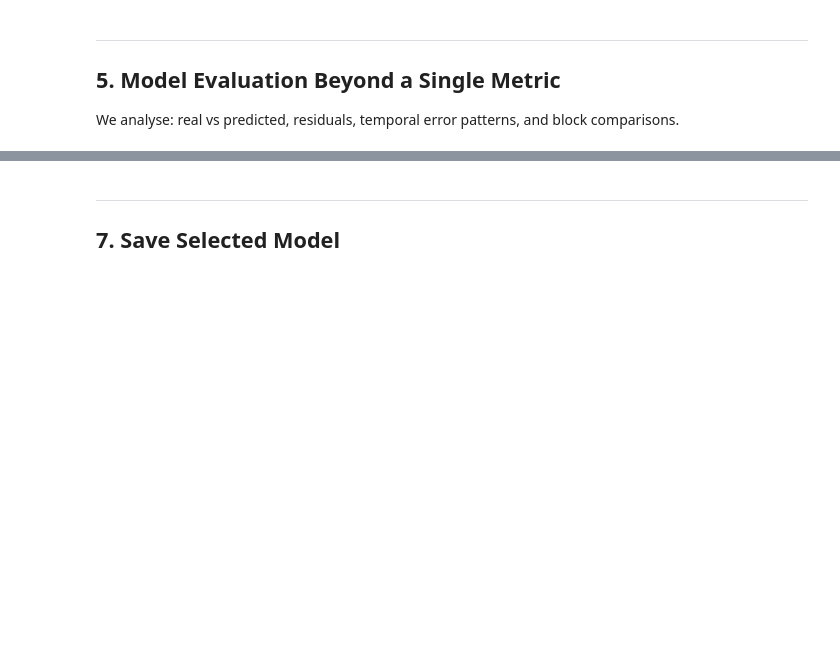
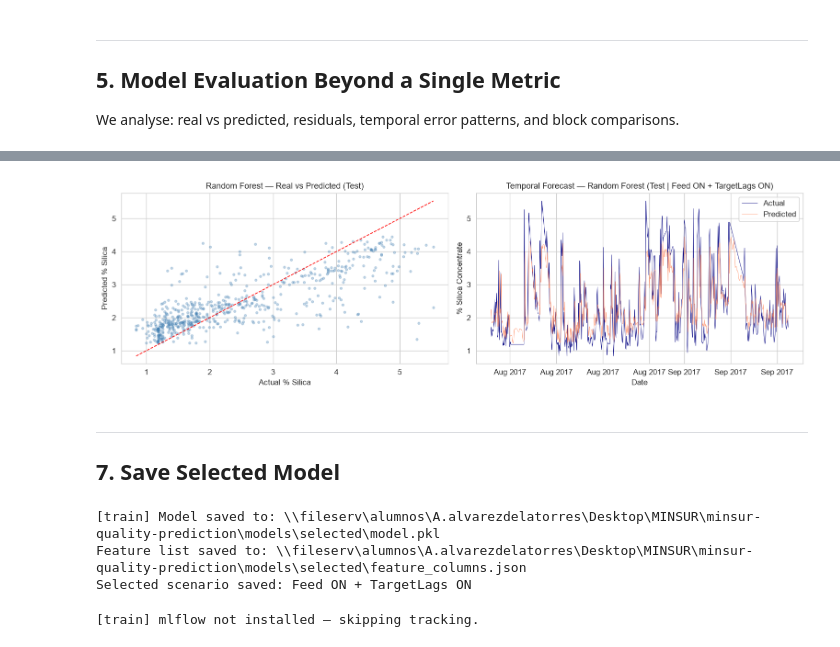
Before and after one commit to AAlvarezT/minsur_prediction, a Jupyter notebook: notebooks/02_feature_engineering_modeling.ipynb, the cells around one changed output, grey strips where cells are left out. Drawn from its saved outputs; the diff is of its cells as text; code cells hidden in the pictures; blank space fills up the shorter version.

```diff
--- a/notebooks/02_feature_engineering_modeling.ipynb
+++ b/notebooks/02_feature_engineering_modeling.ipynb
@@ -238,46 +715,92 @@ full_table
 # %%
-# Real vs Predicted — Test set (best model)
-res_df_test = residuals_dataframe(y_test, y_pred_test, split_name='test')
+# Real vs Predicted — Test set (selected validation winner)
+
+res_df_test = residuals_dataframe(y_test_sel, y_pred_test, split_name='test')
+
+
 
 fig, axes = plt.subplots(1, 2, figsize=(13, 4))
 
+
+
 # Scatter
-axes[0].scatter(y_test, y_pred_test, alpha=0.3, s=8, color='steelblue')
-lims = [min(y_test.min(), y_pred_test.min()), max(y_test.max(), y_pred_test.max())]
+
+axes[0].scatter(y_test_sel, y_pred_test, alpha=0.3, s=8, color='steelblue')
+
+lims = [min(y_test_sel.min(), y_pred_test.min()), max(y_test_sel.max(), y_pred_test.max())]
+
 axes[0].plot(lims, lims, 'r--', lw=1)
+
 axes[0].set_title(f'{best_name} — Real vs Predicted (Test)', fontsize=11)
+
 axes[0].set_xlabel('Actual % Silica')
+
 axes[0].set_ylabel('Predicted % Silica')
 
+
+
 # Temporal prediction trace
+
 axes[1].plot(res_df_test.index, res_df_test['y_true'], lw=0.5, label='Actual', color='navy')
+
 axes[1].plot(res_df_test.index, res_df_test['y_pred'], lw=0.5, label='Predicted', color='coral', alpha=0.8)
-axes[1].set_title(f'Temporal Forecast — {best_name} (Test)', fontsize=11)
+
+axes[1].set_title(f'Temporal Forecast — {best_name} (Test | {selected_scenario})', fontsize=11)
+
 axes[1].set_xlabel('Date')
+
 axes[1].set_ylabel('% Silica Concentrate')
+
 axes[1].legend()
+
 axes[1].xaxis.set_major_formatter(mdates.DateFormatter('%b %Y'))
 
+
+
 plt.tight_layout()
+
 plt.savefig(FIGURES_PATH / 'real_vs_predicted_test.png', dpi=150, bbox_inches='tight')
+
 plt.show()
+# %% [output]
+[figure, added]
 # %% [markdown]
 ---
 ## 7. Save Selected Model
 # %%
 model_path = save_model(best_model, model_name=best_name, folder='selected', cfg=CFG)
 
+
+
 # Also save feature list alongside model for reproducibility
+
 import json
+
 feature_list_path = Path(CFG['paths']['models_selected']) / 'feature_columns.json'
+
+X_train_selected = scenario_data[selected_scenario]['X_train']
+
 with open(feature_list_path, 'w') as f:
-    json.dump(list(X_train.columns), f, indent=2)
+
+    json.dump(list(X_train_selected.columns), f, indent=2)
+
 print(f'Feature list saved to: {feature_list_path}')
+
+print(f'Selected scenario saved: {selected_scenario}')
+# %% [output]
+[train] Model saved to: \\fileserv\alumnos\A.alvarezdelatorres\Desktop\MINSUR\minsur-quality-prediction\models\selected\model.pkl
+Feature list saved to: \\fileserv\alumnos\A.alvarezdelatorres\Desktop\MINSUR\minsur-quality-prediction\models\selected\feature_columns.json
+Selected scenario saved: Feed ON + TargetLags ON
 # %%
 # Log to MLflow
-train_metrics_best = all_metrics[best_name]['train']
-val_metrics_best   = all_metrics[best_name]['val']
+
+train_metrics_best = selected_metrics_all[best_name]['train']
+
+val_metrics_best   = selected_metrics_all[best_name]['val']
+
 log_to_mlflow(best_model, best_name, train_metrics_best, val_metrics_best, cfg=CFG)
+# %% [output]
+[train] mlflow not installed — skipping tracking.
 # %% [markdown]
 ---
 ## Summary — Level 2 Checklist
```
Also changed, not shown: parts of 16 cells of this notebook.
